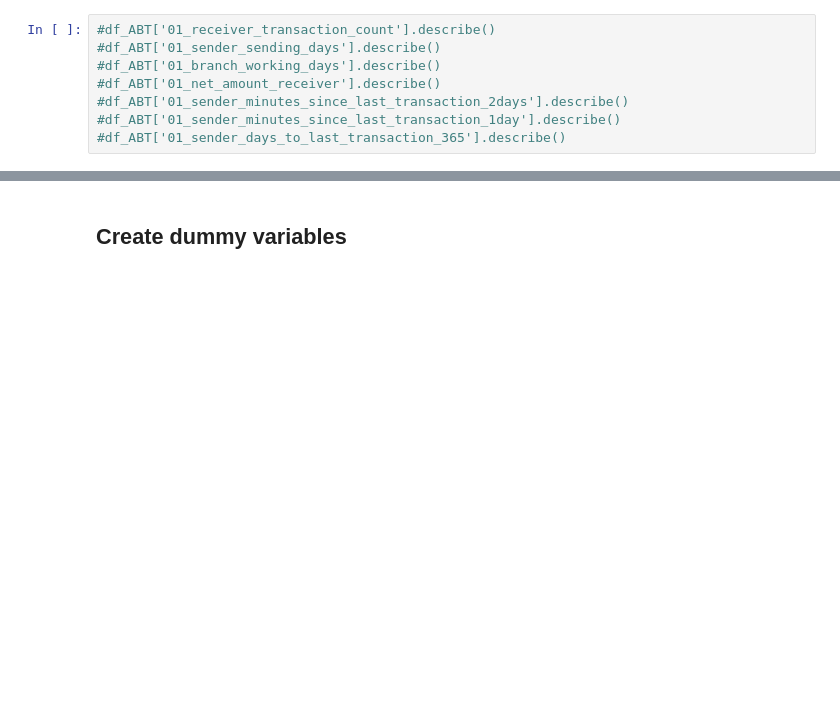
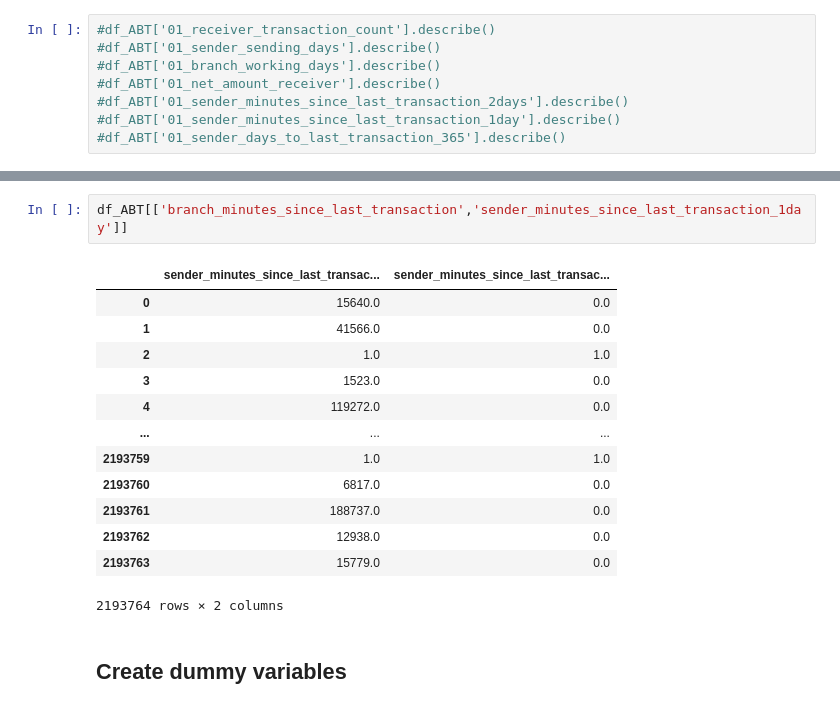
Before and after one commit to Magdaorozco644/ModelosAIm-dev, a Jupyter notebook: Analytics/5.Fraud/01-InputModelo-NuevasVar.ipynb, the cells around one changed output, grey strips where cells are left out. Saved outputs shown, nothing was run; the diff lists cells and outputs as text; blank space fills up the shorter version.

```diff
--- a/Analytics/5.Fraud/01-InputModelo-NuevasVar.ipynb
+++ b/Analytics/5.Fraud/01-InputModelo-NuevasVar.ipynb
@@ -444,3 +434,19 @@ sns.histplot(data=df_ABT, x="01_sender_days_to_last_transaction_365", ax = axs[1
+# %%
+df_ABT[['branch_minutes_since_last_transaction','sender_minutes_since_last_transaction_1day']]
+# %% [output]
+|  | sender_minutes_since_last_transac... | sender_minutes_since_last_transac... |
+| 0 | 15640.0 | 0.0 |
+| 1 | 41566.0 | 0.0 |
+| 2 | 1.0 | 1.0 |
+| 3 | 1523.0 | 0.0 |
+| 4 | 119272.0 | 0.0 |
+| ... | ... | ... |
+| 2193759 | 1.0 | 1.0 |
+| 2193760 | 6817.0 | 0.0 |
+| 2193761 | 188737.0 | 0.0 |
+| 2193762 | 12938.0 | 0.0 |
+| 2193763 | 15779.0 | 0.0 |
+2193764 rows × 2 columns
 # %% [markdown]
 ## Create dummy variables
 # %%
```
Also changed, not shown: parts of 20 cells of this notebook.
